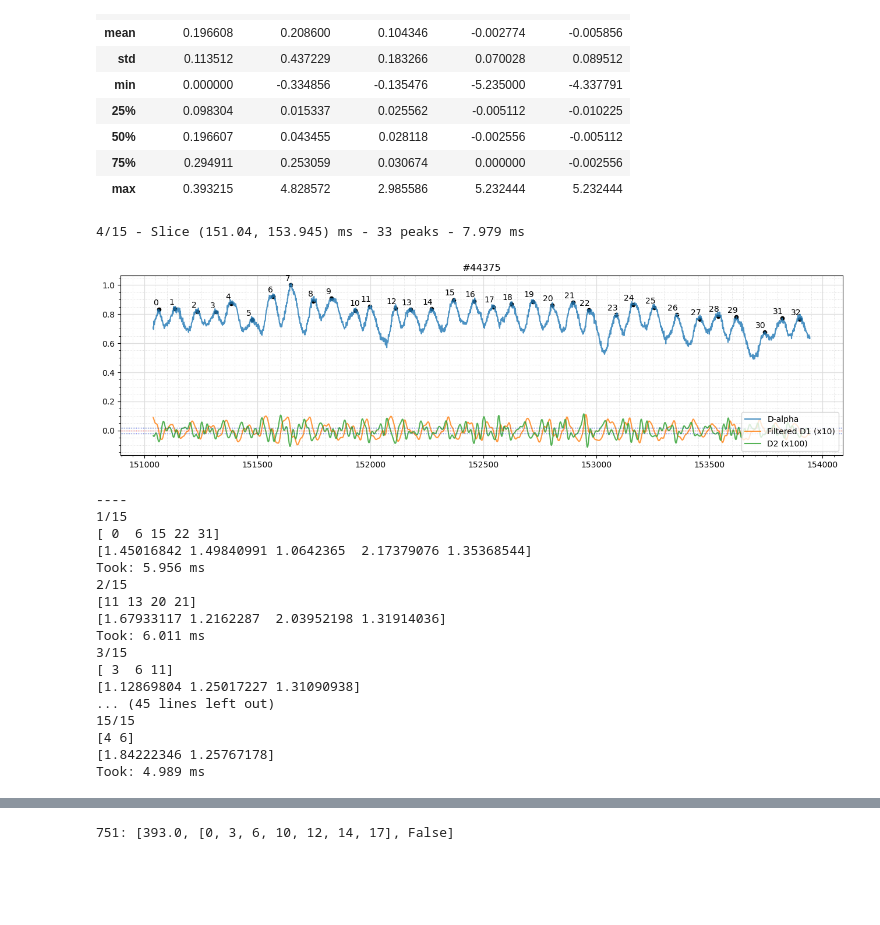
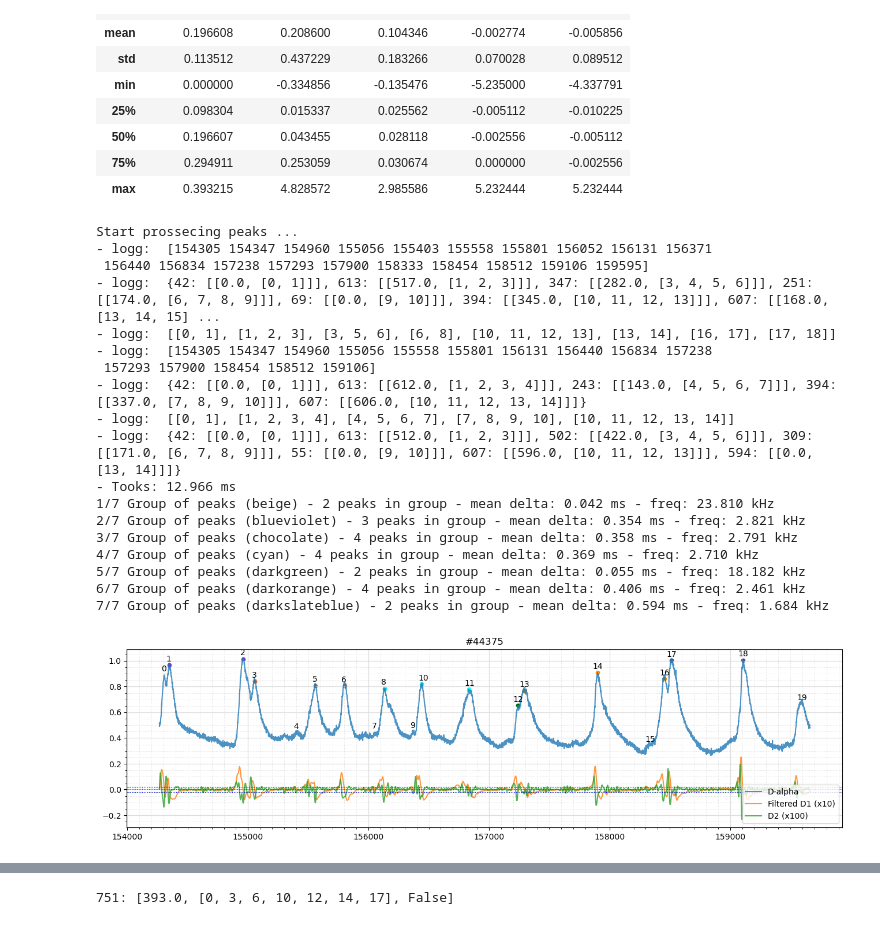
Before and after one commit to feodorrussia/Plasma_analysis, a Jupyter notebook: Marking system.ipynb, the cells around one changed output, grey strips where cells are left out. Saved outputs shown, nothing was run; the diff lists cells and outputs as text; code cells hidden in the pictures; blank space fills up the shorter version.

```diff
--- a/Marking system.ipynb
+++ b/Marking system.ipynb
@@ -535,8 +579,10 @@ from matplotlib.ticker import AutoMinorLocator
 
 slices_edges = pd.read_csv(proj_path + f"/data/df/marks/{F_ID}_marks.csv").to_numpy()[:, :2]
 # %%
-i = 3
-l_edge, r_edge = slices_edges[i]
+colors = list(COLORS.keys())
+
+ind = 4
+l_edge, r_edge = slices_edges[ind]
 
 fig, ax1 = plt.subplots(nrows=1, sharex=True, gridspec_kw={'hspace': 0.2})
 
@@ -548,16 +594,26 @@ ax1.set_title(f"#{F_ID}")
 b, a = signal.butter(5, 0.1)
 d_alpha_d2f = signal.filtfilt(b, a, np.diff(d_alpha_f))
 
-ax1.plot(range(l_edge, r_edge), d_alpha[l_edge:r_edge], label="D-alpha", alpha=0.8)
+ax1.plot(range(l_edge, r_edge), d_alpha[l_edge:r_edge], label="D-alpha", alpha=0.8, zorder=2)
 # ax1.plot(range(l_edge, r_edge), d_alpha_d1[l_edge:r_edge], label="Diff 1")
 ax1.plot(range(l_edge, r_edge), d_alpha_f[l_edge:r_edge] * 10, label="Filtered D1 (x10)", alpha=0.8)
 ax1.plot(range(l_edge, r_edge), d_alpha_d2f[l_edge:r_edge] * 100, label="D2 (x100)", alpha=0.8)
 
-coef=1.
+# coef=1.
+# x = get_d1_crosses(d_alpha_f, d_alpha_d2f, l_edge, r_edge, d1_coef=coef)
+# print(f"{ind + 1}/{slices_edges.shape[0]} - Slice ({l_edge/1e3}, {r_edge/1e3}) ms - {len(x)} peaks - {(time.time() - start_time)*1e3:.3f} ms")
+# ax1.scatter(x, d_alpha[x], s=20, color="black")
+
+print(f"Start prossecing peaks ...")  # , end=" "
 start_time = time.time()
-x = get_d1_crosses(d_alpha_f, d_alpha_d2f, l_edge, r_edge, d1_coef=coef)
-print(f"{i + 1}/{slices_edges.shape[0]} - Slice ({l_edge/1e3}, {r_edge/1e3}) ms - {len(x)} peaks - {(time.time() - start_time)*1e3:.3f} ms")
-ax1.scatter(x, d_alpha[x], s=20, color="black")
+res_groups_peaks = get_groups_from_signal(d_alpha, d_alpha_f, d_alpha_d2f, l_edge, r_edge)
+print(f"- Tooks: {(time.time() - start_time)*1e3:.3f} ms")
+for g_i in range(len(res_groups_peaks)):
+    points = res_groups_peaks[g_i]
+    c = colors[g_i * 5 + 5]
+    ax1.scatter(points, d_alpha[points], s=20, color=c, zorder=0)
+    m_d = (points[-1] - points[0]) / (len(points) - 1) / 1e3
+    print(f"{g_i + 1}/{len(res_groups_peaks)} Group of peaks ({c}) - {len(points)} peaks in group - mean delta: {m_d:.3f} ms - freq: {1/m_d:.3f} kHz")
 
 # peaks_groups = [[1, 2, 5, 8, 11, 13, 14, 17, 18], [0, 3, 6, 10, 12], [16, 19]]  # for slice (154.265, 159.664) ms - #44375
 # p_c = ["red", "orange", "magenta"]  # , ""
@@ -571,59 +627,59 @@ ax1.scatter(x, d_alpha[x], s=20, color="black")
 #     print(f"{g_i + 1}/{len(peaks_groups)} Group of peaks - {len(peaks_groups[g_i])} peaks in group - mean delta: {m_d:.3f} ms - freq: {1/m_d:.3f} kHz")
 
 # i = 0
 # while i < len(x):
 #     if i not in peaks_set:
 #         ax1.scatter(x[i], d_alpha[x[i]], s=20, color="black")
 #     i+=1
 
 for i in range(len(x)):
     num = i
     d = 0
     while num > 10:
         num = num // 10
         d += 1
     ax1.annotate(i, (x[i] - 25 - 15 * d, d_alpha[x[i]] + 0.03))
 
 ax1.axhline(d_alpha_f.mean(), color="red", linestyle=':', linewidth=0.8)
 ax1.axhline((d_alpha_f.mean() + d_alpha_f.std()) * 10 * coef, color="green", linestyle=':', linewidth=0.8)
 ax1.axhline((d_alpha_f.mean() - d_alpha_f.std()) * 10 * coef, color="green", linestyle=':', linewidth=0.8)
 ax1.axhline((d_alpha_d2f.mean() + d_alpha_d2f.std()) * 100, color="blue", linestyle=':', linewidth=0.8)
 ax1.axhline((d_alpha_d2f.mean() - d_alpha_d2f.std()) * 100, color="blue", linestyle=':', linewidth=0.8)
 ax1.grid(which='major', color='#DDDDDD', linewidth=0.9)
 ax1.grid(which='minor', color='#DDDDDD', linestyle=':', linewidth=0.7)
 ax1.minorticks_on()
 ax1.xaxis.set_minor_locator(AutoMinorLocator(10))
 ax1.legend(loc='lower right')
 
 plt.show()
 
-print("----")
-for j in range(len(slices_edges)):
-    print(f"{j + 1}/{slices_edges.shape[0]}")
-    l_edge, r_edge = slices_edges[j]
-    start_time = time.time()
-    res_groups = get_groups_from_signal(d_alpha, d_alpha_f, d_alpha_d2f, l_edge, r_edge)
-    print(f"Took: {(time.time() - start_time)*1e3:.3f} ms")
+# print("----")
+# for j in range(len(slices_edges)):
+#     print(f"{j + 1}/{slices_edges.shape[0]}")
+#     l_edge, r_edge = slices_edges[j]
+#     start_time = time.time()
+#     res_groups = get_groups_from_signal(d_alpha, d_alpha_f, d_alpha_d2f, l_edge, r_edge)
+#     print(f"Took: {(time.time() - start_time)*1e3:.3f} ms")
 # %% [output]
-4/15 - Slice (151.04, 153.945) ms - 33 peaks - 7.979 ms
+Start prossecing peaks ...
+- logg:  [154305 154347 154960 155056 155403 155558 155801 156052 156131 156371
+ 156440 156834 157238 157293 157900 158333 158454 158512 159106 159595]
+- logg:  {42: [[0.0, [0, 1]]], 613: [[517.0, [1, 2, 3]]], 347: [[282.0, [3, 4, 5, 6]]], 251: [[174.0, [6, 7, 8, 9]]], 69: [[0.0, [9, 10]]], 394: [[345.0, [10, 11, 12, 13]]], 607: [[168.0, [13, 14, 15] ...
+- logg:  [[0, 1], [1, 2, 3], [3, 5, 6], [6, 8], [10, 11, 12, 13], [13, 14], [16, 17], [17, 18]]
+- logg:  [154305 154347 154960 155056 155558 155801 156131 156440 156834 157238
+ 157293 157900 158454 158512 159106]
+- logg:  {42: [[0.0, [0, 1]]], 613: [[612.0, [1, 2, 3, 4]]], 243: [[143.0, [4, 5, 6, 7]]], 394: [[337.0, [7, 8, 9, 10]]], 607: [[606.0, [10, 11, 12, 13, 14]]]}
+- logg:  [[0, 1], [1, 2, 3, 4], [4, 5, 6, 7], [7, 8, 9, 10], [10, 11, 12, 13, 14]]
+- logg:  {42: [[0.0, [0, 1]]], 613: [[512.0, [1, 2, 3]]], 502: [[422.0, [3, 4, 5, 6]]], 309: [[171.0, [6, 7, 8, 9]]], 55: [[0.0, [9, 10]]], 607: [[596.0, [10, 11, 12, 13]]], 594: [[0.0, [13, 14]]]}
+- Tooks: 12.966 ms
+1/7 Group of peaks (beige) - 2 peaks in group - mean delta: 0.042 ms - freq: 23.810 kHz
+2/7 Group of peaks (blueviolet) - 3 peaks in group - mean delta: 0.354 ms - freq: 2.821 kHz
+3/7 Group of peaks (chocolate) - 4 peaks in group - mean delta: 0.358 ms - freq: 2.791 kHz
+4/7 Group of peaks (cyan) - 4 peaks in group - mean delta: 0.369 ms - freq: 2.710 kHz
+5/7 Group of peaks (darkgreen) - 2 peaks in group - mean delta: 0.055 ms - freq: 18.182 kHz
+6/7 Group of peaks (darkorange) - 4 peaks in group - mean delta: 0.406 ms - freq: 2.461 kHz
+7/7 Group of peaks (darkslateblue) - 2 peaks in group - mean delta: 0.594 ms - freq: 1.684 kHz
-[figure, old version]
+[figure, new version]
-----
-1/15
-[ 0  6 15 22 31]
-[1.45016842 1.49840991 1.0642365  2.17379076 1.35368544]
-Took: 5.956 ms
-2/15
-[11 13 20 21]
-[1.67933117 1.2162287  2.03952198 1.31914036]
-Took: 6.011 ms
-3/15
-[ 3  6 11]
-[1.12869804 1.25017227 1.31090938]
-... (45 lines left out)
-15/15
-[4 6]
-[1.84222346 1.25767178]
-Took: 4.989 ms
 # %%
 gr_delts = []
 for d in sorted(res_groups.keys()):  # , key=lambda k: res_groups[k][0]
```
Also changed, not shown: parts of 2 cells of this notebook.
